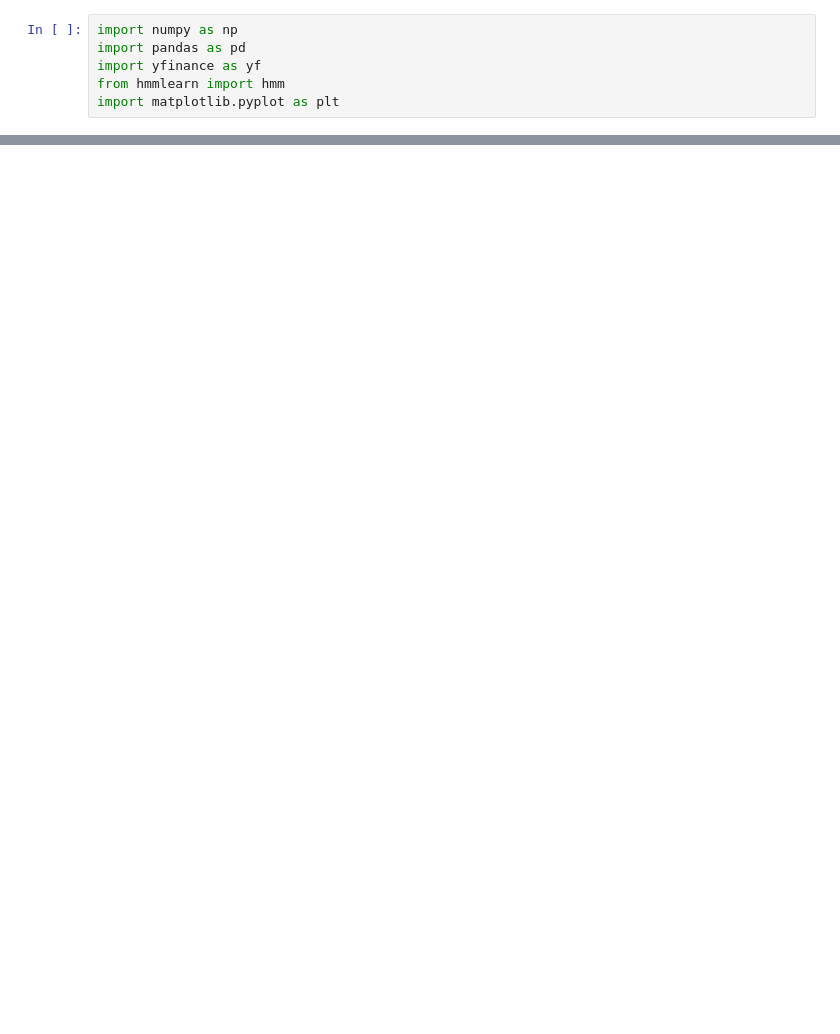
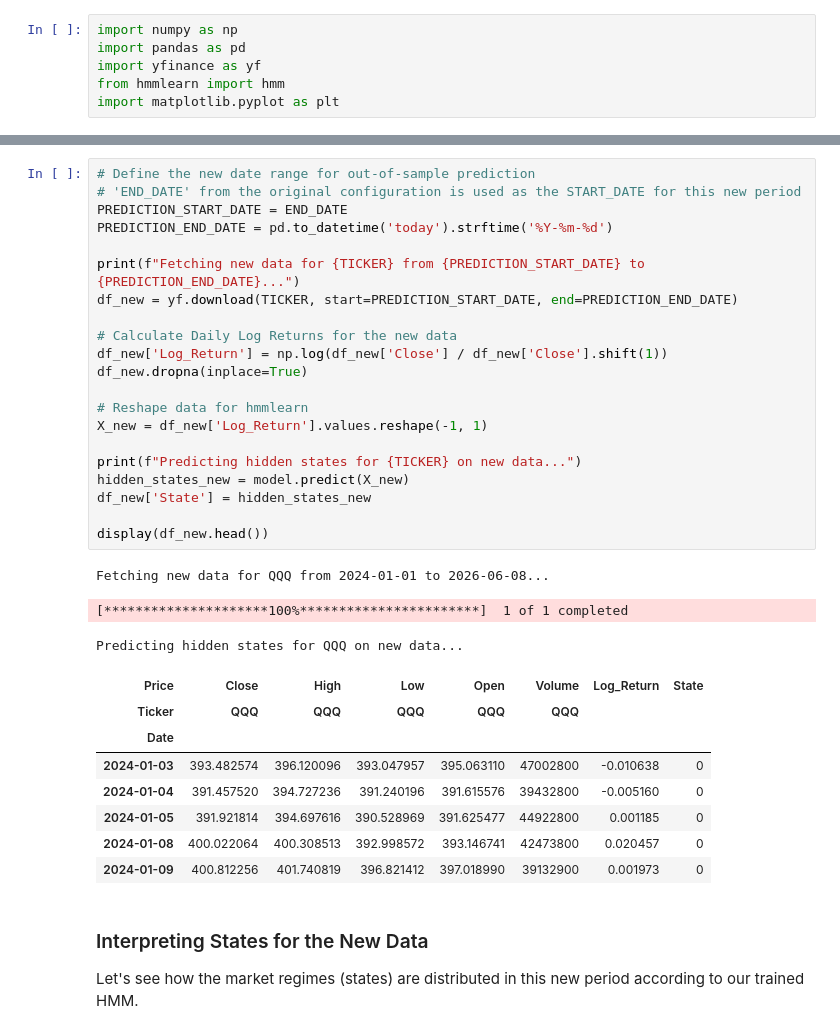
Before and after one commit to jhenningsen/Equity_Analysis, a Jupyter notebook: HHM/HHM_v1.ipynb, the cells around one changed output, grey strips where cells are left out. Drawn from its saved outputs; the diff is of its cells as text; blank space fills up the shorter version.

```diff
--- a/HHM/HHM_v1.ipynb
+++ b/HHM/HHM_v1.ipynb
@@ -142,0 +143,37 @@ Transition Probability Matrix (in %):
+# %%
+# Define the new date range for out-of-sample prediction
+# 'END_DATE' from the original configuration is used as the START_DATE for this new period
+PREDICTION_START_DATE = END_DATE
+PREDICTION_END_DATE = pd.to_datetime('today').strftime('%Y-%m-%d')
+
+print(f"Fetching new data for {TICKER} from {PREDICTION_START_DATE} to {PREDICTION_END_DATE}...")
+df_new = yf.download(TICKER, start=PREDICTION_START_DATE, end=PREDICTION_END_DATE)
+
+# Calculate Daily Log Returns for the new data
+df_new['Log_Return'] = np.log(df_new['Close'] / df_new['Close'].shift(1))
+df_new.dropna(inplace=True)
+
+# Reshape data for hmmlearn
+X_new = df_new['Log_Return'].values.reshape(-1, 1)
+
+print(f"Predicting hidden states for {TICKER} on new data...")
+hidden_states_new = model.predict(X_new)
+df_new['State'] = hidden_states_new
+
+display(df_new.head())
+# %% [output]
+Fetching new data for QQQ from 2024-01-01 to 2026-06-08...
+[*********************100%***********************]  1 of 1 completed
+Predicting hidden states for QQQ on new data...
+| Price | Close | High | Low | Open | Volume | Log_Return | State |
+| Ticker | QQQ | QQQ | QQQ | QQQ | QQQ |  |  |
+| Date |  |  |  |  |  |  |  |
+| 2024-01-03 | 393.482574 | 396.120096 | 393.047957 | 395.063110 | 47002800 | -0.010638 | 0 |
+| 2024-01-04 | 391.457520 | 394.727236 | 391.240196 | 391.615576 | 39432800 | -0.005160 | 0 |
+| 2024-01-05 | 391.921814 | 394.697616 | 390.528969 | 391.625477 | 44922800 | 0.001185 | 0 |
+| 2024-01-08 | 400.022064 | 400.308513 | 392.998572 | 393.146741 | 42473800 | 0.020457 | 0 |
+| 2024-01-09 | 400.812256 | 401.740819 | 396.821412 | 397.018990 | 39132900 | 0.001973 | 0 |
+# %% [markdown]
+### Interpreting States for the New Data
+
+Let's see how the market regimes (states) are distributed in this new period according to our trained HMM.
```
Also changed, not shown: parts of 6 cells of this notebook.
